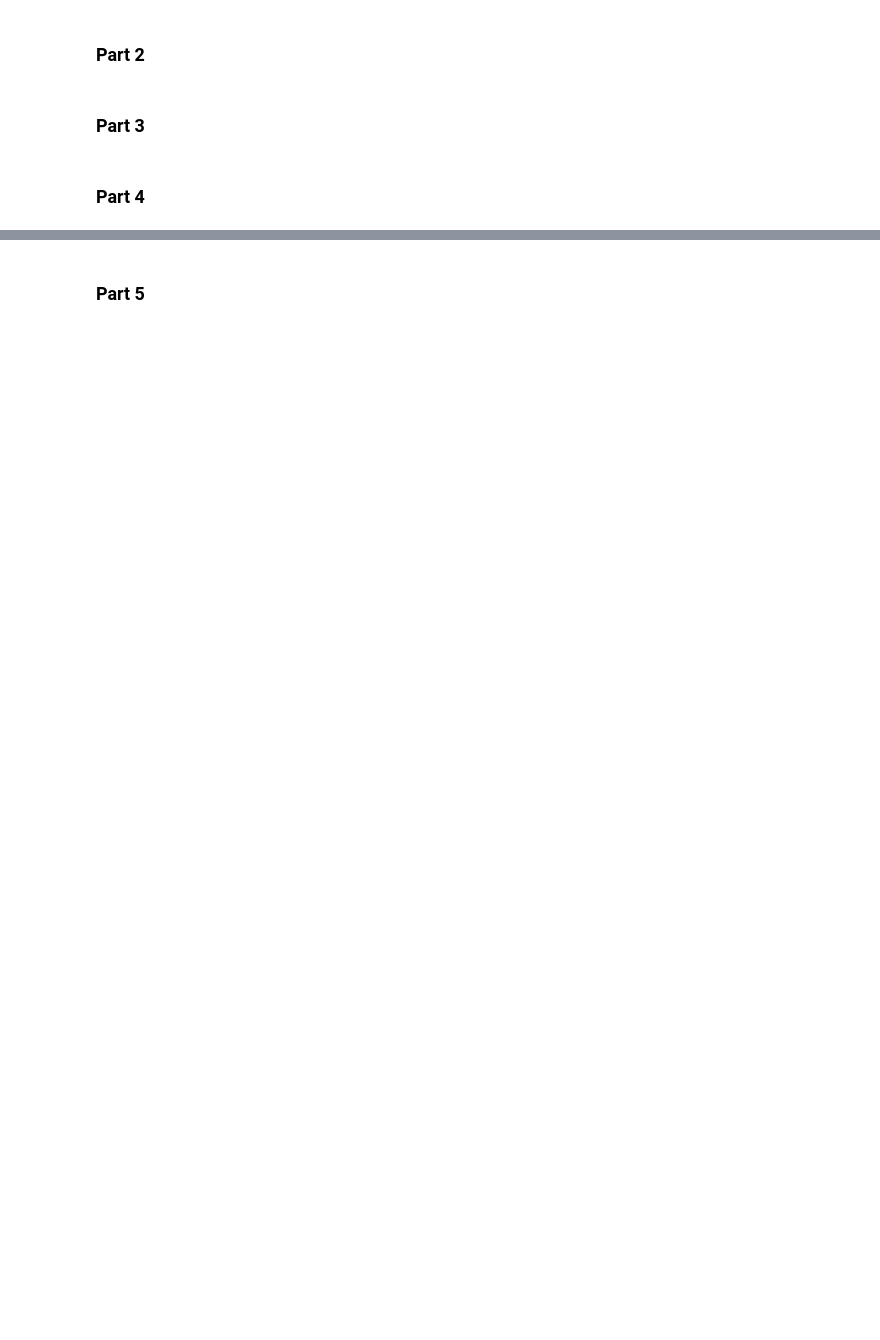
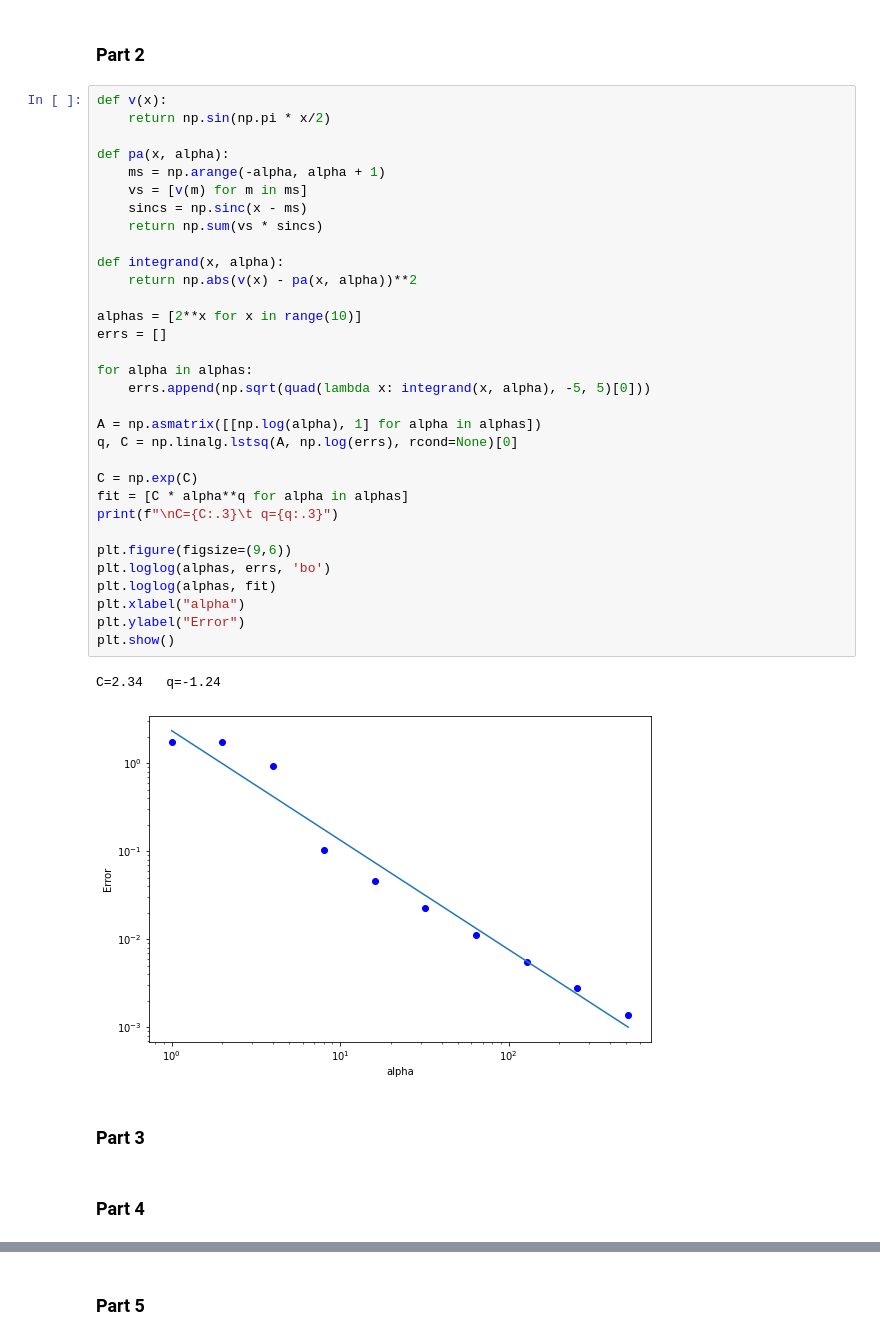
Before and after one commit to whuang259/Math714-Physics763, a Jupyter notebook: Math 714/Math_714_HW_5.ipynb, the cells around one changed output, grey strips where cells are left out. Drawn from its saved outputs; the diff is of its cells as text; blank space fills up the shorter version.

```diff
--- a/Math 714/Math_714_HW_5.ipynb
+++ b/Math 714/Math_714_HW_5.ipynb
@@ -74,6 +222,41 @@ $$ \frac{\pi^2}{6} = 1 + \frac{1}{2^2} + \frac{1}{3^2} + \frac{1}{4^2} + \ldots
 # %% [markdown]
 ### Part 2
+# %%
+def v(x):
+    return np.sin(np.pi * x/2)
+
+def pa(x, alpha):
+    ms = np.arange(-alpha, alpha + 1)
+    vs = [v(m) for m in ms]
+    sincs = np.sinc(x - ms)
+    return np.sum(vs * sincs)
+
+def integrand(x, alpha):
+    return np.abs(v(x) - pa(x, alpha))**2
+
+alphas = [2**x for x in range(10)]
+errs = []
+
+for alpha in alphas:
+    errs.append(np.sqrt(quad(lambda x: integrand(x, alpha), -5, 5)[0]))
+
+A = np.asmatrix([[np.log(alpha), 1] for alpha in alphas])
+q, C = np.linalg.lstsq(A, np.log(errs), rcond=None)[0]
+
+C = np.exp(C)
+fit = [C * alpha**q for alpha in alphas]
+print(f"\nC={C:.3}\t q={q:.3}")
+
+plt.figure(figsize=(9,6))
+plt.loglog(alphas, errs, 'bo')
+plt.loglog(alphas, fit)
+plt.xlabel("alpha")
+plt.ylabel("Error")
+plt.show()
+# %% [output]
+C=2.34   q=-1.24
+[figure, added]
 # %% [markdown]
 ### Part 3
-# %% [markdown]
-### Part 4
+# %% [markdown]
+### Part 4
```
Also changed, not shown: parts of 11 cells of this notebook, 1 other file.
